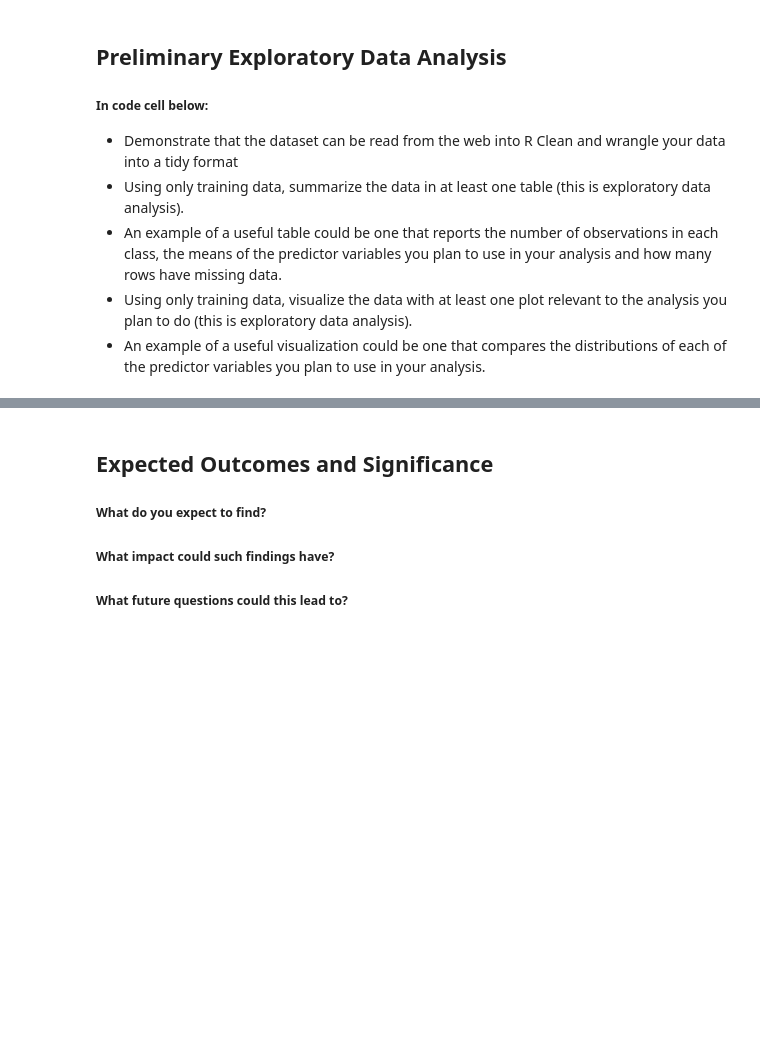
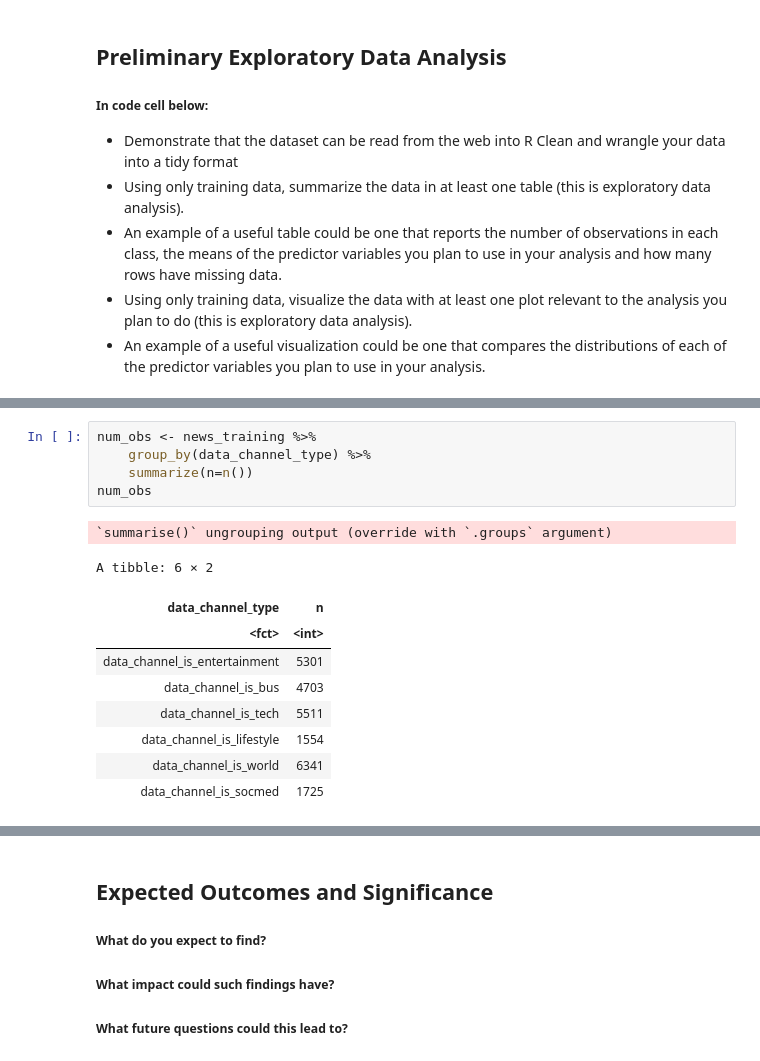
Before and after one commit to mahdiheydar/DSCI100Project, a Jupyter notebook: Proposal.ipynb, the cells around one changed output, grey strips where cells are left out. Saved outputs shown, nothing was run; the diff lists cells and outputs as text; blank space fills up the shorter version.

```diff
--- a/Proposal.ipynb
+++ b/Proposal.ipynb
@@ -34,0 +153,16 @@ hello
+# %%
+num_obs <- news_training %>%
+    group_by(data_channel_type) %>%
+    summarize(n=n())
+num_obs
+# %% [output]
+`summarise()` ungrouping output (override with `.groups` argument)
+A tibble: 6 × 2
+| data_channel_type | n |
+| <fct> | <int> |
+| data_channel_is_entertainment | 5301 |
+| data_channel_is_bus | 4703 |
+| data_channel_is_tech | 5511 |
+| data_channel_is_lifestyle | 1554 |
+| data_channel_is_world | 6341 |
+| data_channel_is_socmed | 1725 |
```
Also changed, not shown: parts of 16 cells of this notebook, 2 other files.
